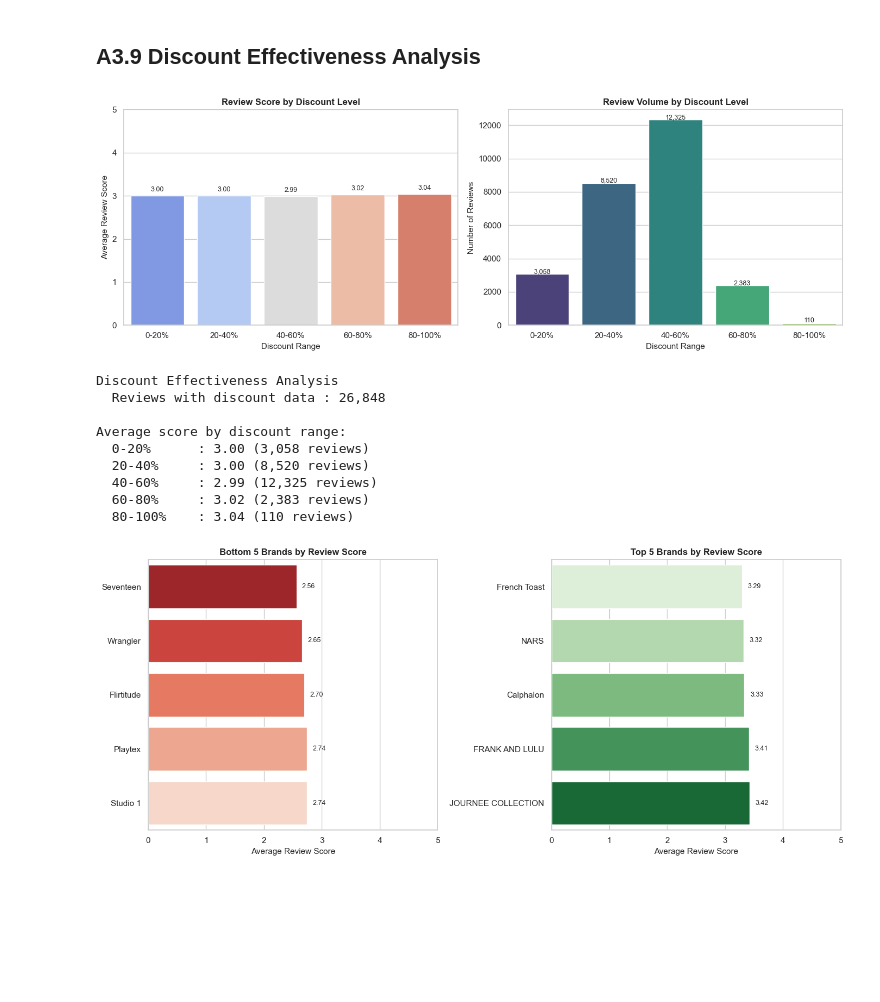
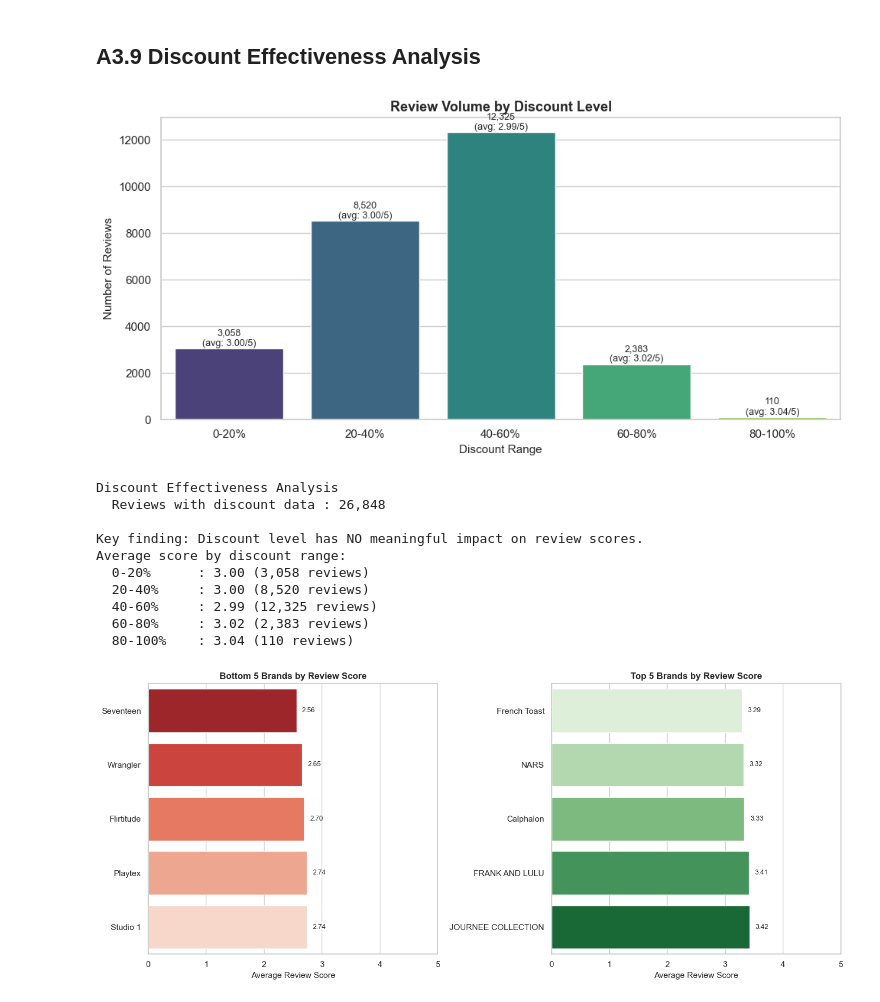
Before and after one commit to baqarjafri/python_data_assignment, a Jupyter notebook: 3539856_BD2.ipynb, the cells around one changed output. Saved outputs shown, nothing was run; the diff lists cells and outputs as text; code cells hidden in the pictures; blank space fills up the shorter version.

```diff
--- a/3539856_BD2.ipynb
+++ b/3539856_BD2.ipynb
@@ -572,66 +536,56 @@ Average scores by category:
 ## A3.9 Discount Effectiveness Analysis
 # %%
 # Does discount percentage affect review scores?
-# Let's see if bigger discounts lead to better reviews
+# The short answer is no — scores stay around 3.0 regardless of discount level.
 # Note: Using reviews from JSON source (accurate scores)
 
 # Filter to reviews that have discount data
 df_discount = df[df["discount_pct"].notna()].copy()
 
 # Create discount ranges
 df_discount["discount_range"] = pd.cut(
     df_discount["discount_pct"],
     bins=[0, 20, 40, 60, 80, 100],
     labels=["0-20%", "20-40%", "40-60%", "60-80%", "80-100%"]
 )
 
-# Calculate average score for each discount range
+# Calculate average score and count for each discount range
 discount_summary = df_discount.groupby("discount_range")["score"].agg(["mean", "count"]).reset_index()
 discount_summary.columns = ["discount_range", "avg_score", "review_count"]
 
-# Create side-by-side charts
-fig, axes = plt.subplots(1, 2, figsize=(14, 5))
+# Create chart showing review volume by discount range
+fig, ax = plt.subplots(figsize=(10, 5))
 
-# Chart 1: Average score by discount range
-sns.barplot(data=discount_summary, x="discount_range", y="avg_score", palette="coolwarm", ax=axes[0])
-axes[0].set_xlabel("Discount Range", fontsize=11)
-axes[0].set_ylabel("Average Review Score", fontsize=11)
-axes[0].set_title("Review Score by Discount Level", fontsize=12, fontweight="bold")
-axes[0].set_ylim(0, 5)
+sns.barplot(data=discount_summary, x="discount_range", y="review_count", palette="viridis", ax=ax)
+ax.set_xlabel("Discount Range", fontsize=11)
+ax.set_ylabel("Number of Reviews", fontsize=11)
+ax.set_title("Review Volume by Discount Level", fontsize=13, fontweight="bold")
 
-# Add score labels
-for i in range(len(discount_summary)):
-    score = discount_summary.iloc[i]["avg_score"]
-    axes[0].text(i, score + 0.1, f"{score:.2f}", ha="center", fontsize=9)
-
-# Chart 2: Review count by discount range
-sns.barplot(data=discount_summary, x="discount_range", y="review_count", palette="viridis", ax=axes[1])
-axes[1].set_xlabel("Discount Range", fontsize=11)
-axes[1].set_ylabel("Number of Reviews", fontsize=11)
-axes[1].set_title("Review Volume by Discount Level", fontsize=12, fontweight="bold")
-
-# Add count labels
+# Add count and avg score labels on bars
 for i in range(len(discount_summary)):
     count = discount_summary.iloc[i]["review_count"]
-    axes[1].text(i, count + 50, f"{int(count):,}", ha="center", fontsize=9)
+    score = discount_summary.iloc[i]["avg_score"]
+    ax.text(i, count + 100, f"{int(count):,}\n(avg: {score:.2f}/5)", ha="center", fontsize=9)
 
 plt.tight_layout()
 plt.show()
 
 # Print summary
 print("Discount Effectiveness Analysis")
 print(f"  Reviews with discount data : {len(df_discount):,}")
-print(f"\nAverage score by discount range:")
+print(f"\nKey finding: Discount level has NO meaningful impact on review scores.")
+print(f"Average score by discount range:")
 for i in range(len(discount_summary)):
     range_label = discount_summary.iloc[i]["discount_range"]
     score = discount_summary.iloc[i]["avg_score"]
     count = discount_summary.iloc[i]["review_count"]
     print(f"  {range_label:10s} : {score:.2f} ({int(count):,} reviews)")
 # %% [output]
-[figure, old version]
+[figure, new version]
 Discount Effectiveness Analysis
   Reviews with discount data : 26,848
 
+Key finding: Discount level has NO meaningful impact on review scores.
 Average score by discount range:
   0-20%      : 3.00 (3,058 reviews)
   20-40%     : 3.00 (8,520 reviews)
```
Also changed, not shown: parts of 2 cells of this notebook.
